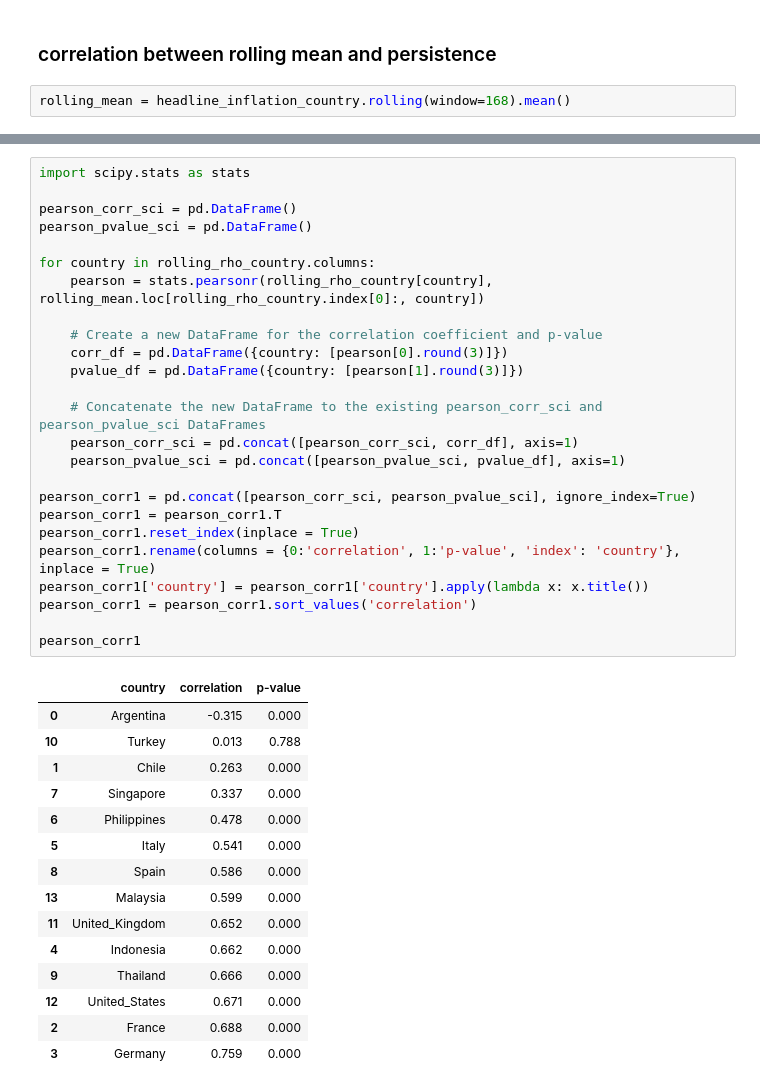
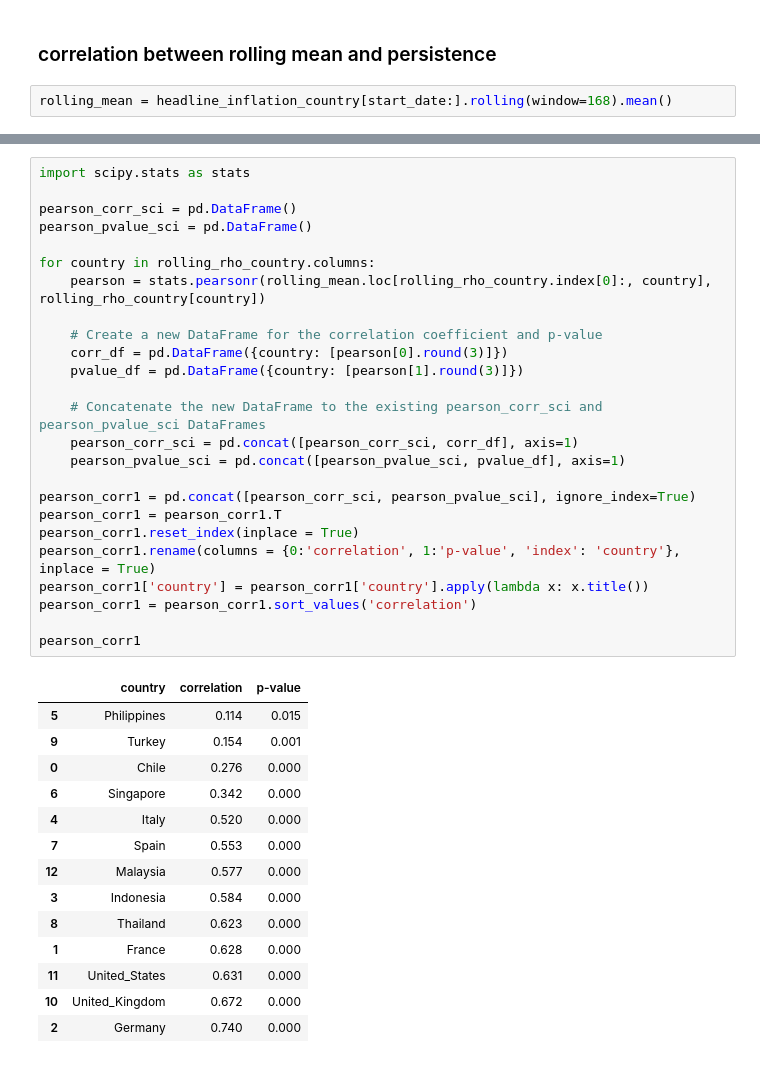
Before and after one commit to ziyun26/msia-inflation-persist, a Jupyter notebook: analysis_country.ipynb, the cells around one changed output, grey strips where cells are left out. Saved outputs shown, nothing was run; the diff lists cells and outputs as text.

```diff
--- a/analysis_country.ipynb
+++ b/analysis_country.ipynb
@@ -179,4 +218,4 @@ country_df
 # %% [markdown]
 ### correlation between rolling mean and persistence
 # %%
-rolling_mean = headline_inflation_country.rolling(window=168).mean()
+rolling_mean = headline_inflation_country[start_date:].rolling(window=168).mean()
@@ -200,41 +222,40 @@ rolling_mean
 # %%
 import scipy.stats as stats
 
 pearson_corr_sci = pd.DataFrame()
 pearson_pvalue_sci = pd.DataFrame()
 
 for country in rolling_rho_country.columns:
-    pearson = stats.pearsonr(rolling_rho_country[country], rolling_mean.loc[rolling_rho_country.index[0]:, country])
+    pearson = stats.pearsonr(rolling_mean.loc[rolling_rho_country.index[0]:, country], rolling_rho_country[country])
 
     # Create a new DataFrame for the correlation coefficient and p-value
     corr_df = pd.DataFrame({country: [pearson[0].round(3)]})
     pvalue_df = pd.DataFrame({country: [pearson[1].round(3)]})
 
     # Concatenate the new DataFrame to the existing pearson_corr_sci and pearson_pvalue_sci DataFrames
     pearson_corr_sci = pd.concat([pearson_corr_sci, corr_df], axis=1)
     pearson_pvalue_sci = pd.concat([pearson_pvalue_sci, pvalue_df], axis=1)
 
 pearson_corr1 = pd.concat([pearson_corr_sci, pearson_pvalue_sci], ignore_index=True)
 pearson_corr1 = pearson_corr1.T
 pearson_corr1.reset_index(inplace = True)
 pearson_corr1.rename(columns = {0:'correlation', 1:'p-value', 'index': 'country'}, inplace = True)
 pearson_corr1['country'] = pearson_corr1['country'].apply(lambda x: x.title())
 pearson_corr1 = pearson_corr1.sort_values('correlation')
 
 pearson_corr1
 # %% [output]
 |  | country | correlation | p-value |
-| 0 | Argentina | -0.315 | 0.000 |
-| 10 | Turkey | 0.013 | 0.788 |
-| 1 | Chile | 0.263 | 0.000 |
-| 7 | Singapore | 0.337 | 0.000 |
-| 6 | Philippines | 0.478 | 0.000 |
-| 5 | Italy | 0.541 | 0.000 |
-| 8 | Spain | 0.586 | 0.000 |
-| 13 | Malaysia | 0.599 | 0.000 |
-| 11 | United_Kingdom | 0.652 | 0.000 |
-| 4 | Indonesia | 0.662 | 0.000 |
-| 9 | Thailand | 0.666 | 0.000 |
-| 12 | United_States | 0.671 | 0.000 |
-| 2 | France | 0.688 | 0.000 |
-| 3 | Germany | 0.759 | 0.000 |
+| 5 | Philippines | 0.114 | 0.015 |
+| 9 | Turkey | 0.154 | 0.001 |
+| 0 | Chile | 0.276 | 0.000 |
+| 6 | Singapore | 0.342 | 0.000 |
+| 4 | Italy | 0.520 | 0.000 |
+| 7 | Spain | 0.553 | 0.000 |
+| 12 | Malaysia | 0.577 | 0.000 |
+| 3 | Indonesia | 0.584 | 0.000 |
+| 8 | Thailand | 0.623 | 0.000 |
+| 1 | France | 0.628 | 0.000 |
+| 11 | United_States | 0.631 | 0.000 |
+| 10 | United_Kingdom | 0.672 | 0.000 |
+| 2 | Germany | 0.740 | 0.000 |
```
Also changed, not shown: parts of 7 cells of this notebook, 2 other files.
